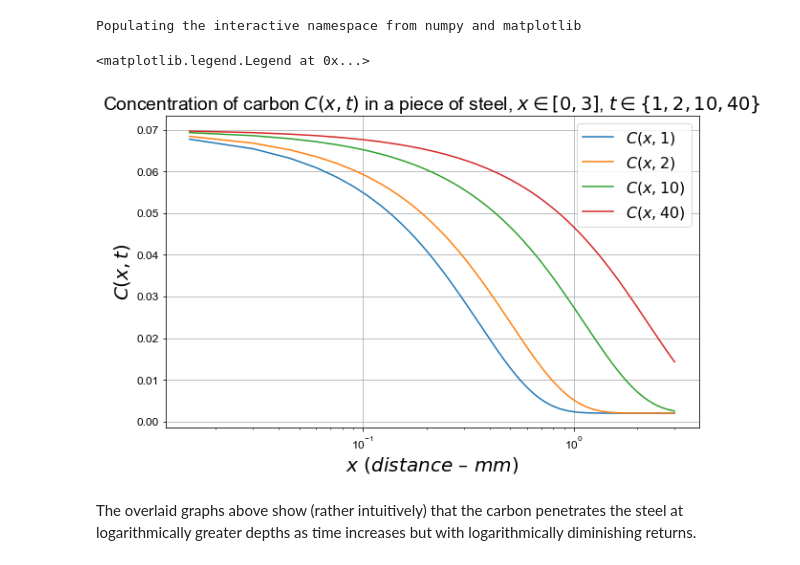
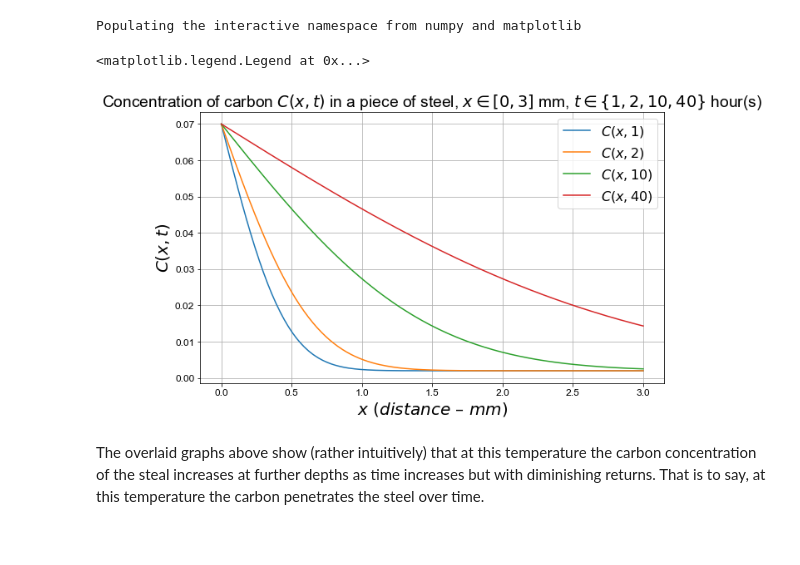
Before and after one commit to andy-rash/MATH3316, a Jupyter notebook: Project4/MATH3316-Project4/doc/RobertRash_MATH3316_Project4.ipynb, the cells around one changed output. Drawn from its saved outputs; the diff is of its cells as text; code cells hidden in the pictures.

```diff
--- a/Project4/MATH3316-Project4/doc/RobertRash_MATH3316_Project4.ipynb
+++ b/Project4/MATH3316-Project4/doc/RobertRash_MATH3316_Project4.ipynb
@@ -232,24 +231,24 @@ data['x'] = linspace(0,3,200)
 # %%
 # plot C(x, t) versus x for each specified value of t
 # and overlay the four curves (corresponding to four
 # values of t) in one figure
 
-pylab.semilogx(data['x'], data['carbon_1'])
-pylab.semilogx(data['x'], data['carbon_2'])
-pylab.semilogx(data['x'], data['carbon_10'])
-pylab.semilogx(data['x'], data['carbon_40'])
+pylab.plot(data['x'], data['carbon_1'])
+pylab.plot(data['x'], data['carbon_2'])
+pylab.plot(data['x'], data['carbon_10'])
+pylab.plot(data['x'], data['carbon_40'])
 
-pylab.title('Concentration of carbon $C(x,t)$ in a piece of steel, $x \in [0, 3]$, $t \in \{1, 2, 10, 40\}$')
+pylab.title('Concentration of carbon $C(x,t)$ in a piece of steel, $x \in [0, 3]$ mm, $t \in \{1, 2, 10, 40\}$ hour(s)')
 pylab.xlabel('$x\ (distance\ \endash\ mm)$')
 pylab.ylabel('$C(x,t)$')
 pylab.grid()
 
 pylab.legend(('$C(x,1)$',
               '$C(x,2)$',
               '$C(x,10)$',
               '$C(x,40)$'))
 # %% [output]
 <matplotlib.legend.Legend at 0x...>
-[figure, old version]
+[figure, new version]
 # %% [markdown]
-The overlaid graphs above show (rather intuitively) that the carbon penetrates the steel at logarithmically greater depths as time increases but with logarithmically diminishing returns.
+The overlaid graphs above show (rather intuitively) that at this temperature the carbon concentration of the steal increases at further depths as time increases but with diminishing returns. That is to say, at this temperature the carbon penetrates the steel over time.
```
Also changed, not shown: parts of 1 cell of this notebook, 1 other file.
